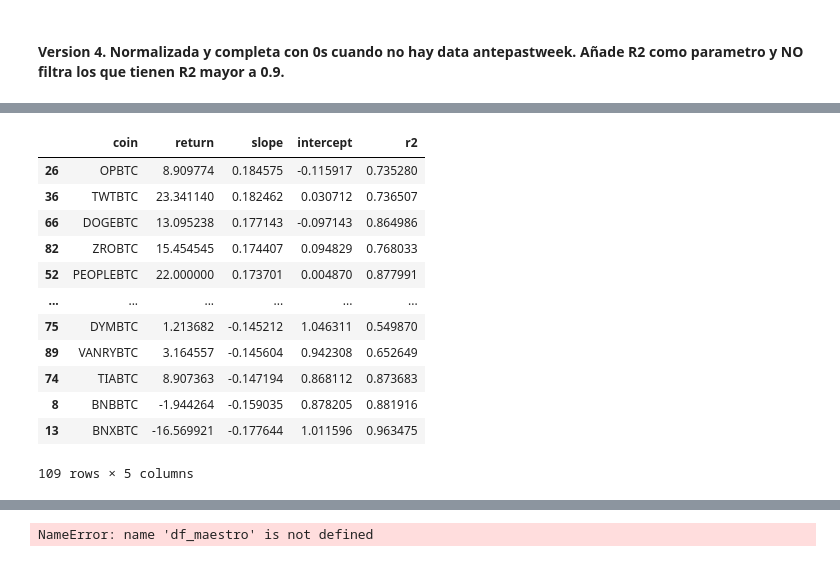
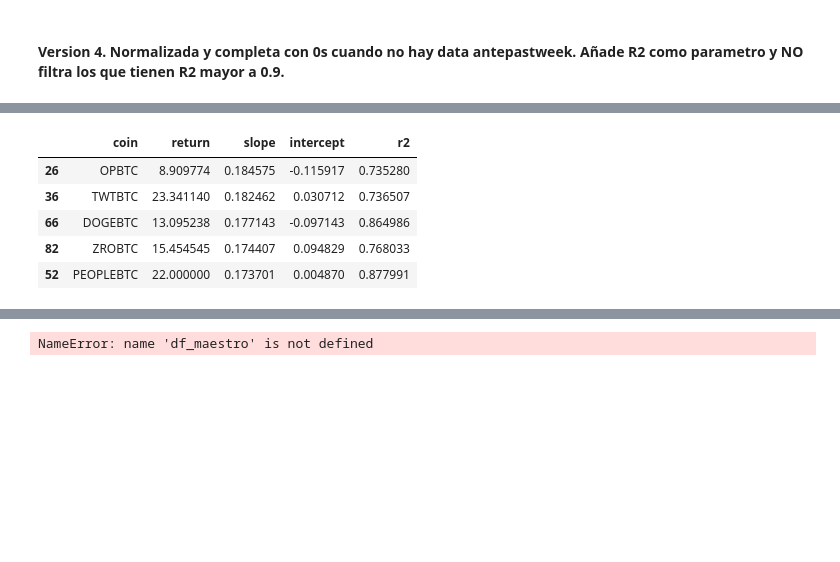
Before and after one commit to eduardogv/binance-momentum, a Jupyter notebook: binance_top_coins.ipynb, the cells around one changed output, grey strips where cells are left out. Drawn from its saved outputs; the diff is of its cells as text; code cells hidden in the pictures; blank space fills up the shorter version.

```diff
--- a/binance_top_coins.ipynb
+++ b/binance_top_coins.ipynb
@@ -803,21 +808,14 @@ df_v4_pastweek.sort_values(by='return', ascending=False)
 # %%
 #ANTEPAST WEEK ordenado por slope
-df_v4_antepastweek = df_version4[0]
+df_v4_antepastweek = df_version4[0].head(5)
 
 df_v4_antepastweek
 # %% [output]
 |  | coin | return | slope | intercept | r2 |
 | 26 | OPBTC | 8.909774 | 0.184575 | -0.115917 | 0.735280 |
 | 36 | TWTBTC | 23.341140 | 0.182462 | 0.030712 | 0.736507 |
 | 66 | DOGEBTC | 13.095238 | 0.177143 | -0.097143 | 0.864986 |
 | 82 | ZROBTC | 15.454545 | 0.174407 | 0.094829 | 0.768033 |
 | 52 | PEOPLEBTC | 22.000000 | 0.173701 | 0.004870 | 0.877991 |
-| ... | ... | ... | ... | ... | ... |
-| 75 | DYMBTC | 1.213682 | -0.145212 | 1.046311 | 0.549870 |
-| 89 | VANRYBTC | 3.164557 | -0.145604 | 0.942308 | 0.652649 |
-| 74 | TIABTC | 8.907363 | -0.147194 | 0.868112 | 0.873683 |
-| 8 | BNBBTC | -1.944264 | -0.159035 | 0.878205 | 0.881916 |
-| 13 | BNXBTC | -16.569921 | -0.177644 | 1.011596 | 0.963475 |
-109 rows × 5 columns
 # %%
 #ANTEPAST WEEK ordenado por return
```
Also changed, not shown: parts of 22 cells of this notebook.
